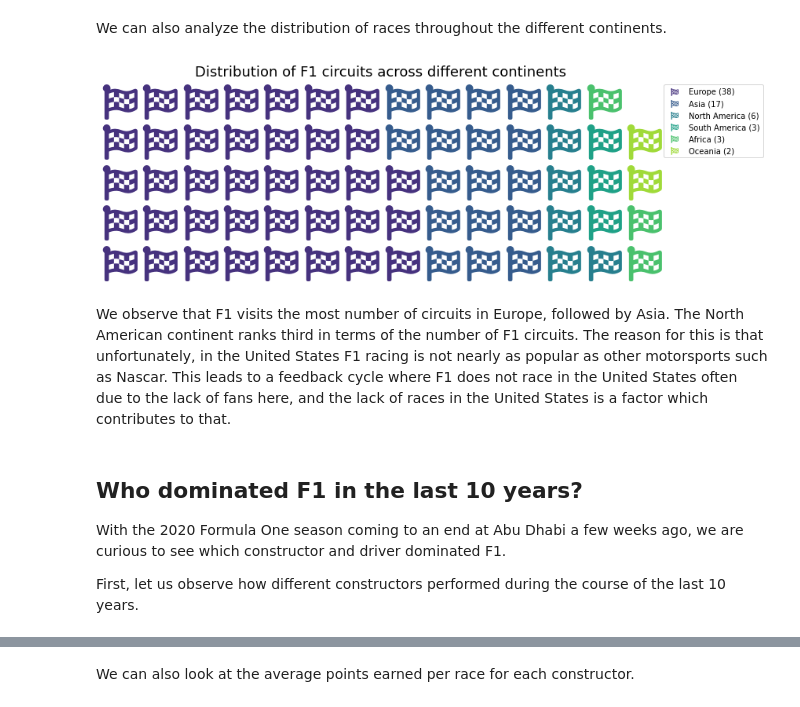
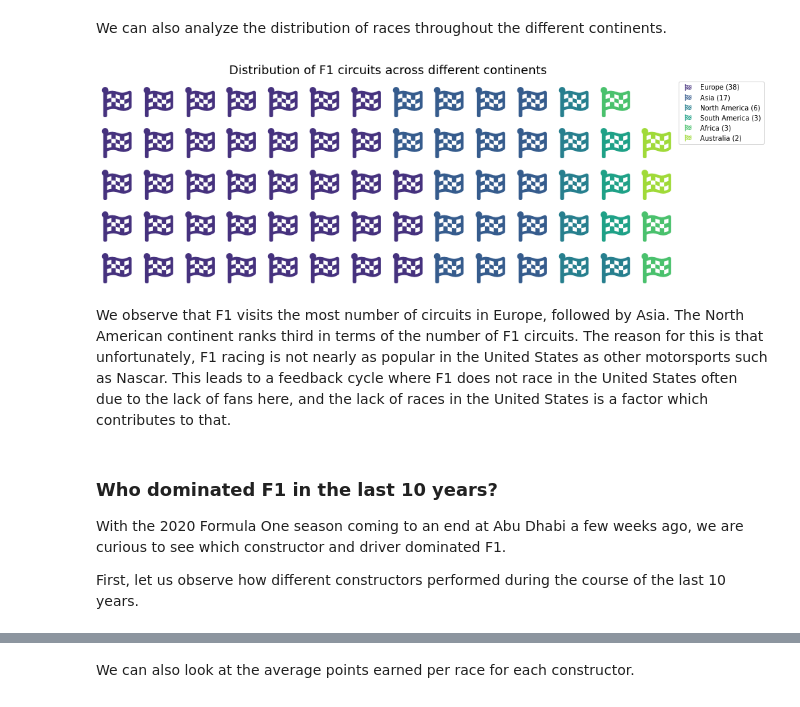
Before and after one commit to rnarla123/rnarla123.github.io, a Jupyter notebook: CMSC_320_Final_Project_F1_Cars.ipynb, the cells around one changed output, grey strips where cells are left out. Drawn from its saved outputs; the diff is of its cells as text; code cells hidden in the pictures.

```diff
--- a/CMSC_320_Final_Project_F1_Cars.ipynb
+++ b/CMSC_320_Final_Project_F1_Cars.ipynb
@@ -161,28 +161,27 @@ num_continent= {
   'North America':6,
   'South America':3,
   'Africa':3,
-  'Oceania':2
+  'Australia':2
 }
 # %%
 fig = plt.figure(
-    figsize = (12,16),
+    figsize = (14,16),
     FigureClass=Waffle,
     rows=5,
     values=num_continent,
     colors=sns.color_palette("viridis",len(num_continent)).as_hex(),
     title={'label': 'Distribution of F1 circuits across different continents', 'size':18},
     labels=["{0} ({1})".format(k, v) for k, v in num_continent.items()],
     legend={'loc': 'upper left', 'bbox_to_anchor': (1, 1)},
     icons='flag-checkered', icon_size=45,
     icon_legend=True
 )
-#fig.set_facecolor('#FFFFFF')
 # %% [output]
-[figure, old version]
+[figure, new version]
 # %% [markdown]
-We observe that F1 visits the most number of circuits in Europe, followed by Asia. The North American continent ranks third in terms of the number of F1 circuits. The reason for this is that unfortunately, in the United States F1 racing is not nearly as popular as other motorsports such as Nascar. This leads to a feedback cycle where F1 does not race in the United States often due to the lack of fans here, and the lack of races in the United States is a factor which contributes to that.
+We observe that F1 visits the most number of circuits in Europe, followed by Asia. The North American continent ranks third in terms of the number of F1 circuits. The reason for this is that unfortunately, F1 racing is not nearly as popular in the United States as other motorsports such as Nascar. This leads to a feedback cycle where F1 does not race in the United States often due to the lack of fans here, and the lack of races in the United States is a factor which contributes to that.
 # %% [markdown]
-## Who dominated F1 in the last 10 years?
+### <b>Who dominated F1 in the last 10 years?</b>
 
 With the 2020 Formula One season coming to an end at Abu Dhabi a few weeks ago, we are curious to see which constructor and driver dominated F1.
 
```
Also changed, not shown: parts of 20 cells of this notebook, 1 other file.
